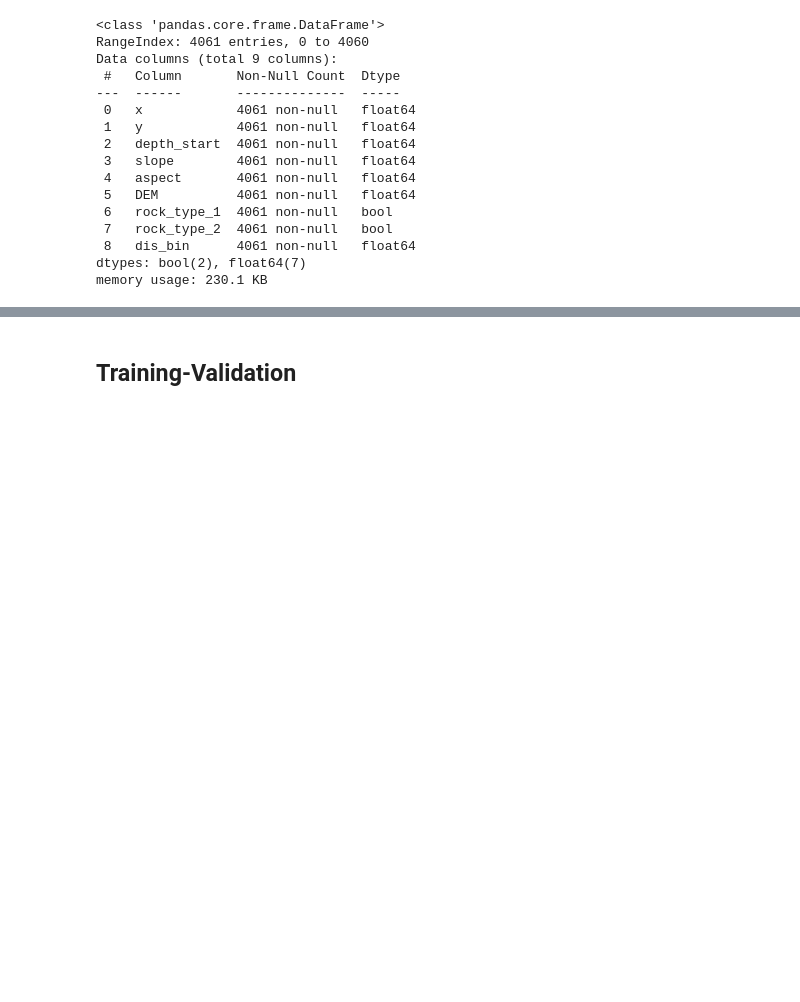
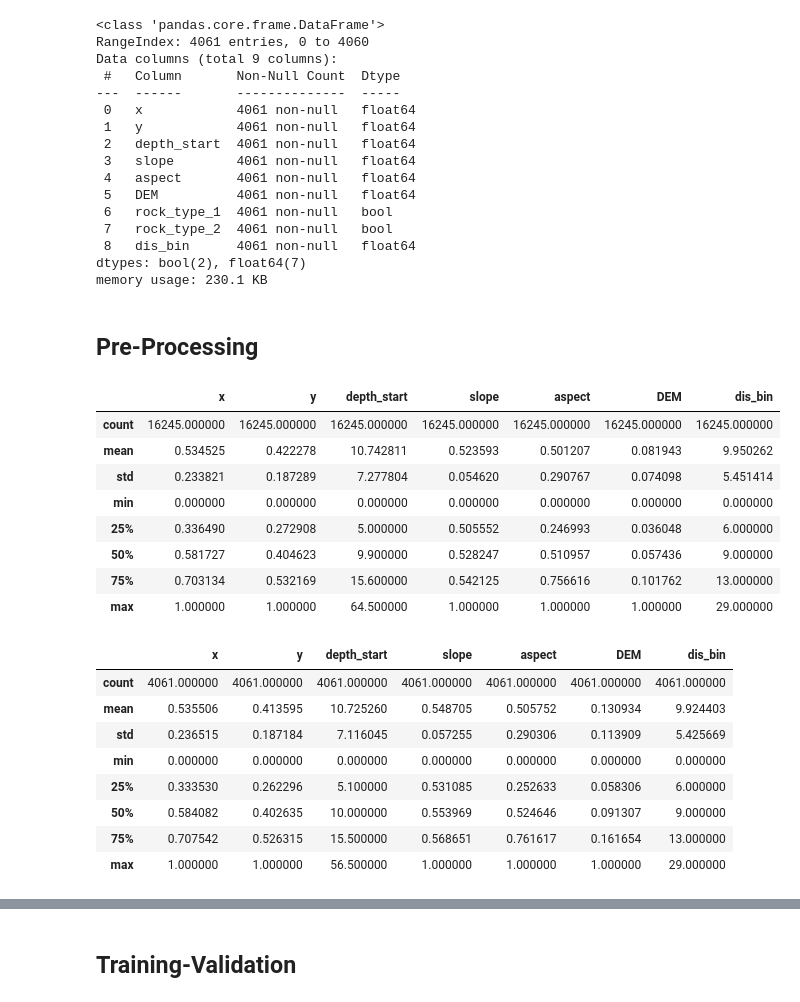
Before and after one commit to go0leum/rockhead_prediction, a Jupyter notebook: train_automl.ipynb, the cells around one changed output, grey strips where cells are left out. Cells and saved outputs as stored; diff of their text form; code cells hidden in the pictures; blank space fills up the shorter version.

```diff
--- a/train_automl.ipynb
+++ b/train_automl.ipynb
@@ -85,3 +86,40 @@ Data columns (total 9 columns):
  8   dis_bin      4061 non-null   float64
 dtypes: bool(2), float64(7)
 memory usage: 230.1 KB
+# %% [markdown]
+## Pre-Processing
+# %%
+# Min Max Scaling: x, y, slope, DEM
+column_to_scale = ['x', 'y', 'slope', 'aspect', 'DEM']
+
+scaler = MinMaxScaler()
+
+# train_dataset
+train_df[column_to_scale] = scaler.fit_transform(train_df[column_to_scale])
+train_df['depth_start'] = train_df['depth_start']
+
+# test_dataset
+test_df[column_to_scale] = scaler.fit_transform(test_df[column_to_scale])
+test_df['depth_start'] = test_df['depth_start']
+
+display(train_df.describe())
+display(test_df.describe())
+# %% [output]
+|  | x | y | depth_start | slope | aspect | DEM | dis_bin |
+| count | 16245.000000 | 16245.000000 | 16245.000000 | 16245.000000 | 16245.000000 | 16245.000000 | 16245.000000 |
+| mean | 0.534525 | 0.422278 | 10.742811 | 0.523593 | 0.501207 | 0.081943 | 9.950262 |
+| std | 0.233821 | 0.187289 | 7.277804 | 0.054620 | 0.290767 | 0.074098 | 5.451414 |
+| min | 0.000000 | 0.000000 | 0.000000 | 0.000000 | 0.000000 | 0.000000 | 0.000000 |
+| 25% | 0.336490 | 0.272908 | 5.000000 | 0.505552 | 0.246993 | 0.036048 | 6.000000 |
+| 50% | 0.581727 | 0.404623 | 9.900000 | 0.528247 | 0.510957 | 0.057436 | 9.000000 |
+| 75% | 0.703134 | 0.532169 | 15.600000 | 0.542125 | 0.756616 | 0.101762 | 13.000000 |
+| max | 1.000000 | 1.000000 | 64.500000 | 1.000000 | 1.000000 | 1.000000 | 29.000000 |
+|  | x | y | depth_start | slope | aspect | DEM | dis_bin |
+| count | 4061.000000 | 4061.000000 | 4061.000000 | 4061.000000 | 4061.000000 | 4061.000000 | 4061.000000 |
+| mean | 0.535506 | 0.413595 | 10.725260 | 0.548705 | 0.505752 | 0.130934 | 9.924403 |
+| std | 0.236515 | 0.187184 | 7.116045 | 0.057255 | 0.290306 | 0.113909 | 5.425669 |
+| min | 0.000000 | 0.000000 | 0.000000 | 0.000000 | 0.000000 | 0.000000 | 0.000000 |
+| 25% | 0.333530 | 0.262296 | 5.100000 | 0.531085 | 0.252633 | 0.058306 | 6.000000 |
+| 50% | 0.584082 | 0.402635 | 10.000000 | 0.553969 | 0.524646 | 0.091307 | 9.000000 |
+| 75% | 0.707542 | 0.526315 | 15.500000 | 0.568651 | 0.761617 | 0.161654 | 13.000000 |
+| max | 1.000000 | 1.000000 | 56.500000 | 1.000000 | 1.000000 | 1.000000 | 29.000000 |
```
Also changed, not shown: parts of 7 cells of this notebook.
